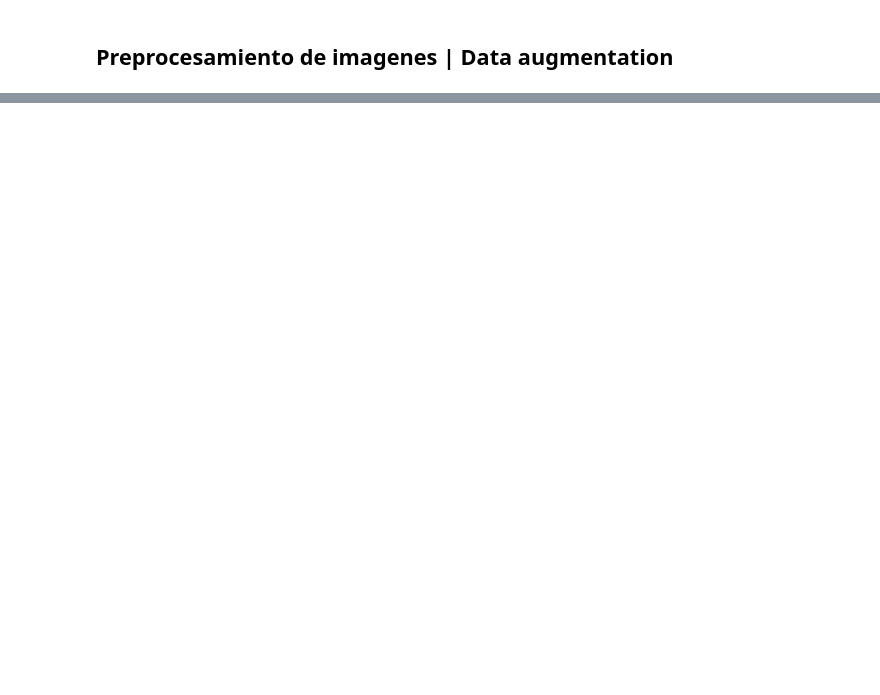
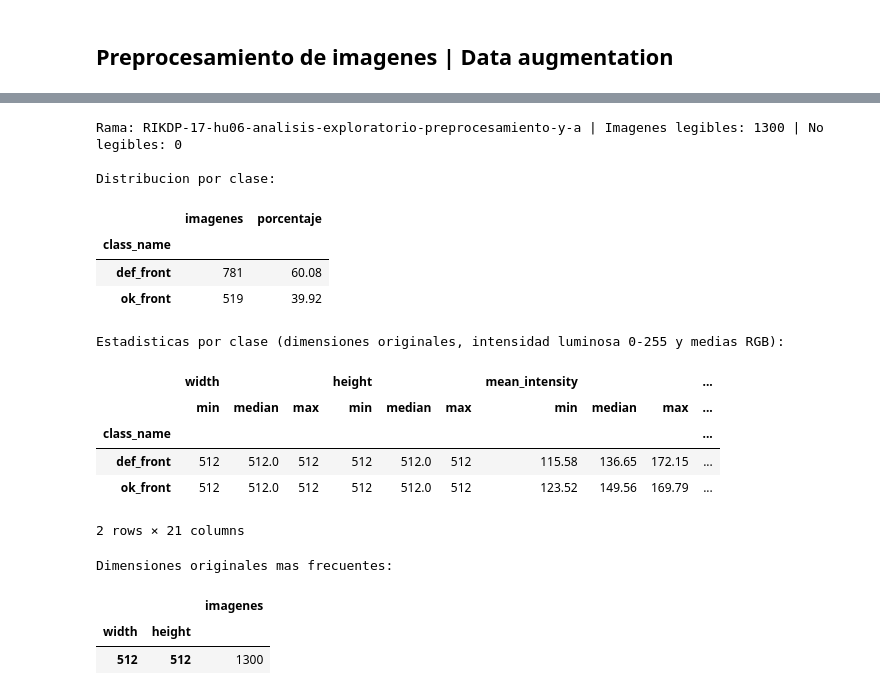
Before and after one commit to d-a-b-o/RIKUY_DEEP_G2, a Jupyter notebook: RIKUY_DEEP_G2.ipynb, the cells around one changed output, grey strips where cells are left out. Drawn from its saved outputs; the diff is of its cells as text; code cells hidden in the pictures; blank space fills up the shorter version.

```diff
--- a/RIKUY_DEEP_G2.ipynb
+++ b/RIKUY_DEEP_G2.ipynb
@@ -166,0 +458,52 @@ print(status.stdout)
+# %%
+# Inventario + estadisticas de las imagenes originales; no modifica data/casting_data.
+records, unreadable = [], []
+for class_name in CLASSES:
+    class_dir = RAW_DIR / class_name
+    if not class_dir.is_dir():
+        raise FileNotFoundError(f'Falta la clase: {class_dir}')
+    for path in sorted(p for p in class_dir.rglob('*') if p.is_file() and p.suffix.lower() in {'.jpg', '.jpeg', '.png', '.bmp'}):
+        try:
+            with Image.open(path) as image:
+                width, height, fmt, mode = image.width, image.height, image.format, image.mode
+                rgb = np.asarray(image.convert('RGB'), dtype=np.float32)
+            luminance = 0.2126 * rgb[..., 0] + 0.7152 * rgb[..., 1] + 0.0722 * rgb[..., 2]
+            records.append({'path': path, 'class_name': class_name, 'label': int(class_name == 'def_front'),
+                            'width': width, 'height': height, 'format': fmt, 'source_mode': mode,
+                            'mean_intensity': float(luminance.mean()), 'std_intensity': float(luminance.std()),
+                            'r_mean': float(rgb[..., 0].mean()), 'g_mean': float(rgb[..., 1].mean()),
+                            'b_mean': float(rgb[..., 2].mean())})
+        except Exception as exc:
+            unreadable.append((str(path), str(exc)))
+
+eda = pd.DataFrame(records)
+if eda.empty:
+    raise RuntimeError(f'No se encontraron imagenes legibles en {RAW_DIR}')
+counts = eda['class_name'].value_counts().reindex(CLASSES, fill_value=0)
+print(f'Rama: {branch} | Imagenes legibles: {len(eda)} | No legibles: {len(unreadable)}')
+print('\nDistribucion por clase:')
+display(counts.rename('imagenes').to_frame().assign(porcentaje=lambda x: (100*x['imagenes']/len(eda)).round(2)))
+print('\nEstadisticas por clase (dimensiones originales, intensidad luminosa 0-255 y medias RGB):')
+display(eda.groupby('class_name')[['width', 'height', 'mean_intensity', 'std_intensity', 'r_mean', 'g_mean', 'b_mean']]
+        .agg(['min', 'median', 'max']).round(2))
+print('\nDimensiones originales mas frecuentes:')
+display(eda.groupby(['width', 'height']).size().sort_values(ascending=False).head(10).rename('imagenes').to_frame())
+# %% [output]
+Rama: RIKDP-17-hu06-analisis-exploratorio-preprocesamiento-y-a | Imagenes legibles: 1300 | No legibles: 0
+
+Distribucion por clase:
+|  | imagenes | porcentaje |
+| class_name |  |  |
+| def_front | 781 | 60.08 |
+| ok_front | 519 | 39.92 |
+Estadisticas por clase (dimensiones originales, intensidad luminosa 0-255 y medias RGB):
+|  | width |  |  | height |  |  | mean_intensity |  |  | ... |
+|  | min | median | max | min | median | max | min | median | max | ... |
+| class_name |  |  |  |  |  |  |  |  |  | ... |
+| def_front | 512 | 512.0 | 512 | 512 | 512.0 | 512 | 115.58 | 136.65 | 172.15 | ... |
+| ok_front | 512 | 512.0 | 512 | 512 | 512.0 | 512 | 123.52 | 149.56 | 169.79 | ... |
+2 rows × 21 columns
+Dimensiones originales mas frecuentes:
+|  |  | imagenes |
+| width | height |  |
+| 512 | 512 | 1300 |
```
Also changed, not shown: parts of 24 cells of this notebook, 2 other files.
